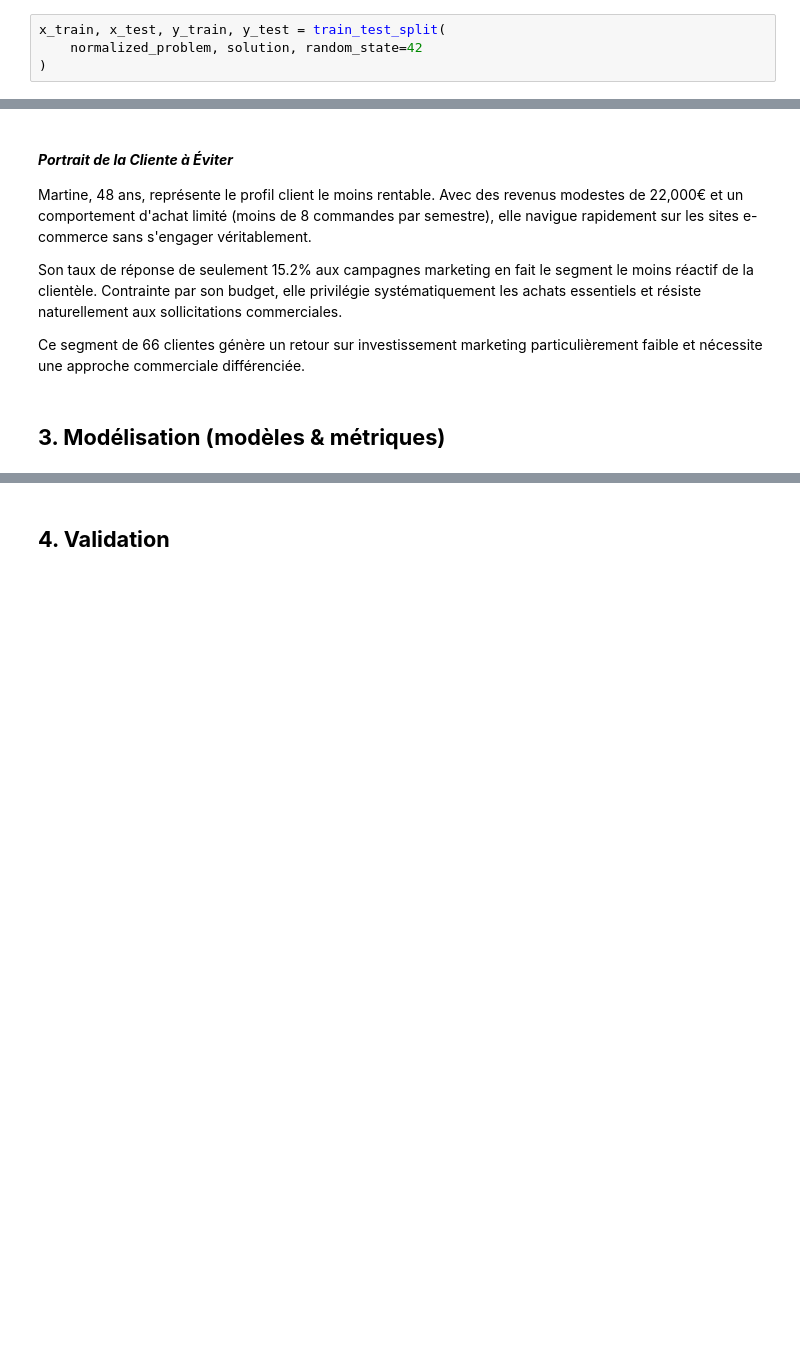
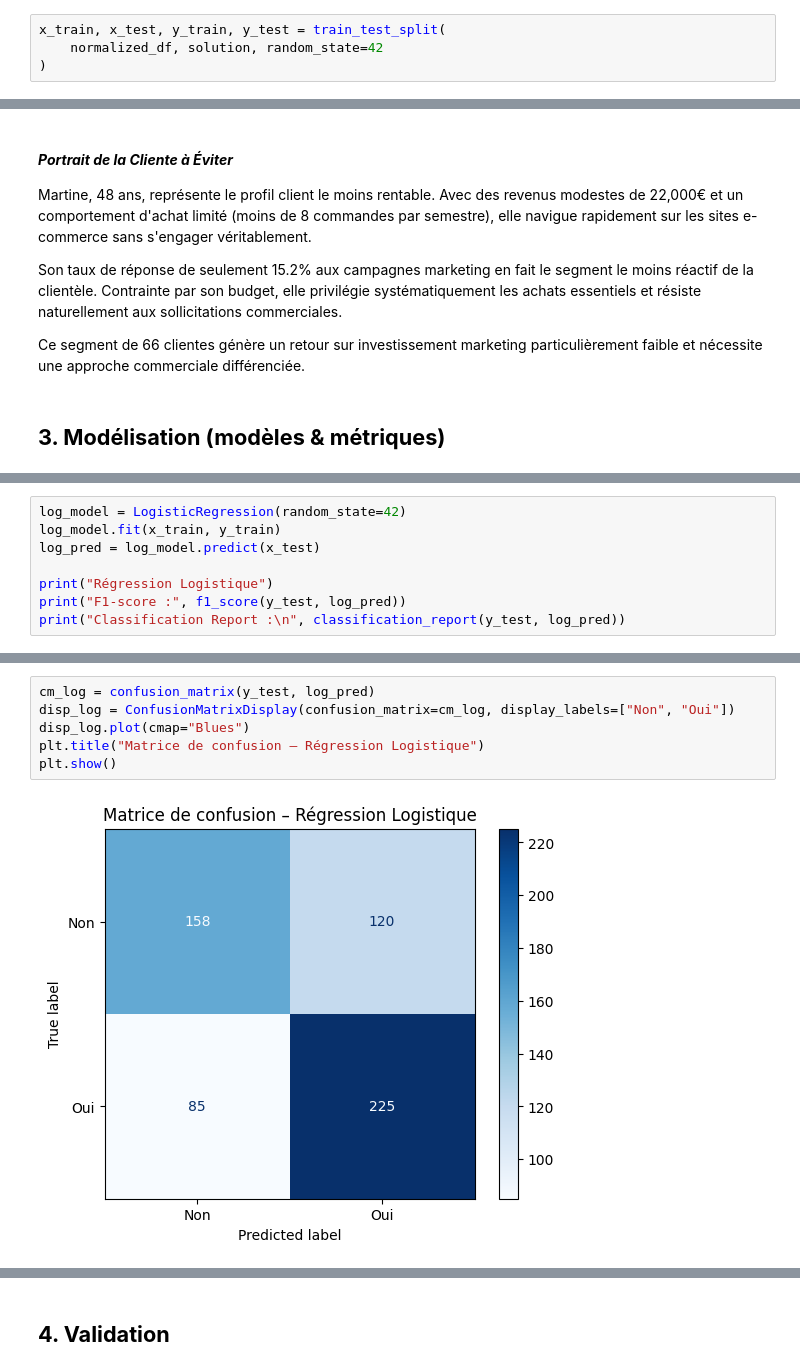
Before and after one commit to Emma-Coco/-ML_Marketing_FOAD-_-EmmaCOCOTanyaTIBOUCHE-, a Jupyter notebook: Analyse.ipynb, the cells around one changed output, grey strips where cells are left out. Saved outputs shown, nothing was run; the diff lists cells and outputs as text; blank space fills up the shorter version.

Commit message:
Regression + arbre décisionnel

```diff
--- a/Analyse.ipynb
+++ b/Analyse.ipynb
@@ -342,4 +347,4 @@ dtype: float64
 # %%
 x_train, x_test, y_train, y_test = train_test_split(
-    normalized_problem, solution, random_state=42
+    normalized_df, solution, random_state=42
 )
@@ -1294,0 +1358,8 @@ Ce segment de 66 clientes génère un retour sur investissement marketing partic
+# %%
+log_model = LogisticRegression(random_state=42)
+log_model.fit(x_train, y_train)
+log_pred = log_model.predict(x_test)
+
+print("Régression Logistique")
+print("F1-score :", f1_score(y_test, log_pred))
+print("Classification Report :\n", classification_report(y_test, log_pred))
@@ -1294,0 +1378,8 @@ Ce segment de 66 clientes génère un retour sur investissement marketing partic
+# %%
+cm_log = confusion_matrix(y_test, log_pred)
+disp_log = ConfusionMatrixDisplay(confusion_matrix=cm_log, display_labels=["Non", "Oui"])
+disp_log.plot(cmap="Blues")
+plt.title("Matrice de confusion – Régression Logistique")
+plt.show()
+# %% [output]
+[figure, added]
```
Also changed, not shown: parts of 32 cells of this notebook.
